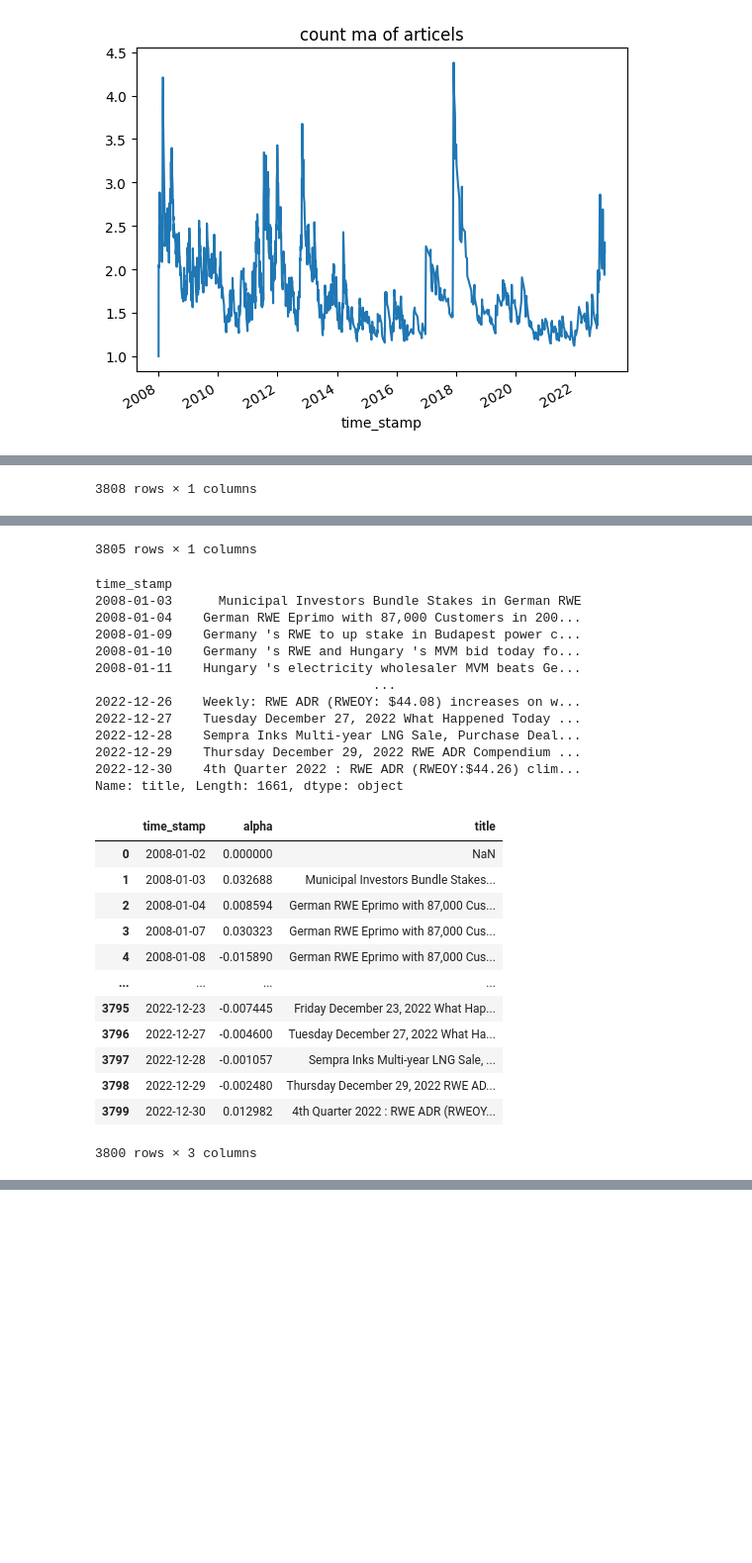
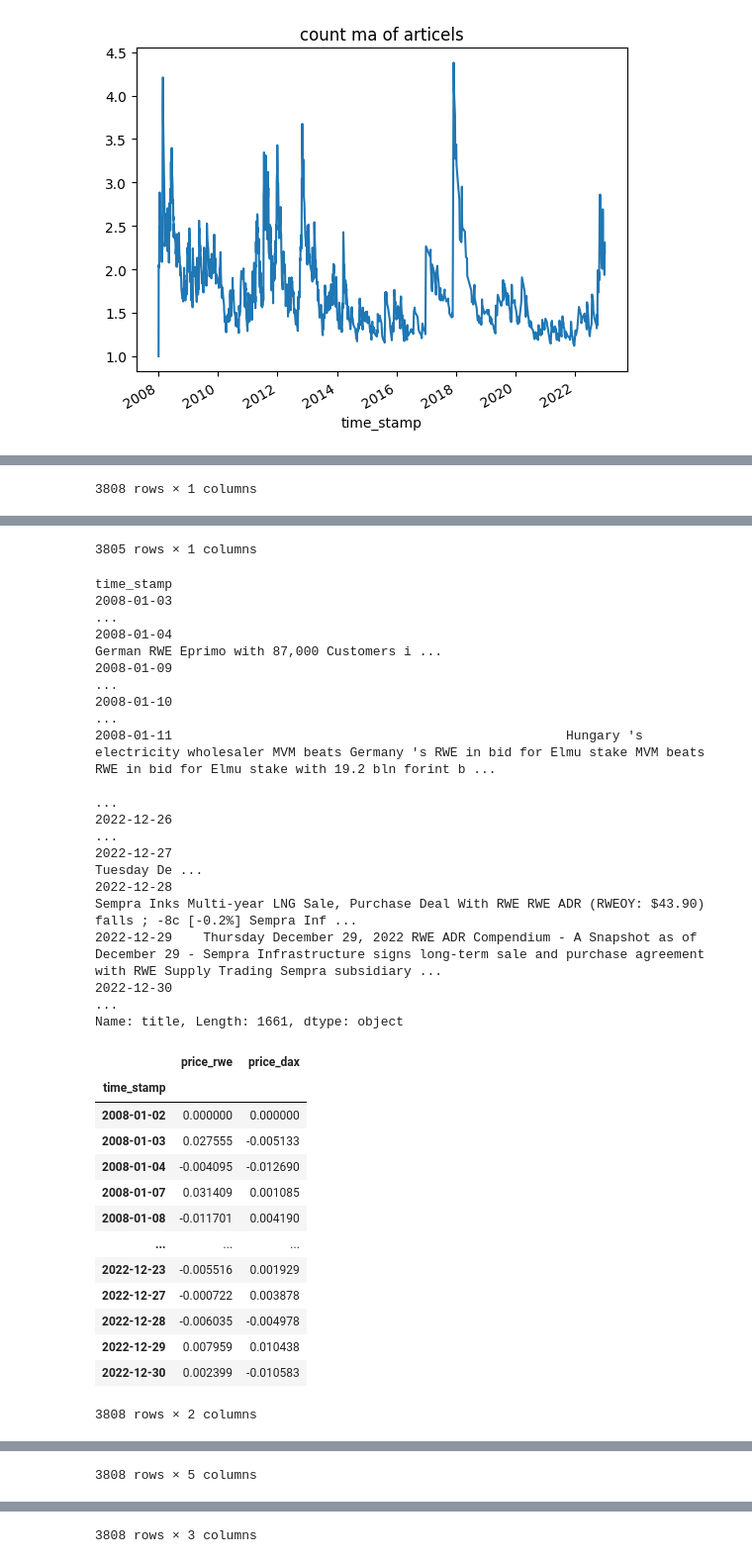
Before and after one commit to tim-roethig-db/masters-thesis, a Jupyter notebook: data_preprocessing/rwe_data_processing.ipynb, the cells around one changed output, grey strips where cells are left out. Shown: that part at 99% size. Cells and saved outputs as stored; diff of their text form; code cells hidden in the pictures; blank space fills up the shorter version.

```diff
--- a/data_preprocessing/rwe_data_processing.ipynb
+++ b/data_preprocessing/rwe_data_processing.ipynb
@@ -7,6 +7,8 @@ import numpy as np
 import pandas as pd
 import matplotlib.pyplot as plt
 from pytickersymbols import PyTickerSymbols
+
+pd.set_option('max_colwidth', None)
 # %%
 # get the absolute path of all Excel files
 rwe_news = glob.glob('../data/lexisnexis/rwe/*.xlsx')
@@ -118,10 +120,12 @@ display(rwe_news)
 
 dataset = rwe_price.merge(
     dax_price,
+    left_index=True,
     right_index=True,
-    left_index=True,
+    how='left',
     suffixes=['_rwe', '_dax']
 )
+display(dataset)
 
 dataset = dataset.fillna(0)
 
@@ -130,9 +134,10 @@ dataset['alpha'] = dataset['price_rwe'] - dataset['price_dax']
 dataset = pd.merge_asof(
     dataset, rwe_news,
     on='time_stamp',
+    tolerance=pd.Timedelta('5d'),
     direction='backward'
 )
-
+display(dataset)
 dataset = dataset[['time_stamp', 'alpha', 'title']]
 
 dataset.to_csv('../data/dataset.csv', sep=';', index=False)
@@ -141,54 +146,55 @@ display(dataset)
 |  | price |
 | time_stamp |  |
 | 2008-01-02 | 0.000000 |
 | 2008-01-03 | 0.027555 |
 | 2008-01-04 | -0.004095 |
 | 2008-01-07 | 0.031409 |
 | 2008-01-08 | -0.011701 |
 | ... | ... |
 | 2022-12-23 | -0.005516 |
 | 2022-12-27 | -0.000722 |
 | 2022-12-28 | -0.006035 |
 | 2022-12-29 | 0.007959 |
 | 2022-12-30 | 0.002399 |
 3808 rows × 1 columns
 |  | price |
 | time_stamp |  |
 | 2008-01-02 | 0.000000 |
 | 2008-01-03 | -0.005133 |
 | 2008-01-04 | -0.012690 |
 | 2008-01-07 | 0.001085 |
 | 2008-01-08 | 0.004190 |
 | ... | ... |
 | 2022-12-23 | 0.001929 |
 | 2022-12-27 | 0.003878 |
 | 2022-12-28 | -0.004978 |
 | 2022-12-29 | 0.010438 |
 | 2022-12-30 | -0.010583 |
 3805 rows × 1 columns
 time_stamp
-2008-01-03      Municipal Investors Bundle Stakes in German RWE
-2008-01-04    German RWE Eprimo with 87,000 Customers in 200...
-2008-01-09    Germany 's RWE to up stake in Budapest power c...
-2008-01-10    Germany 's RWE and Hungary 's MVM bid today fo...
-2008-01-11    Hungary 's electricity wholesaler MVM beats Ge...
-                                    ...
-2022-12-26    Weekly: RWE ADR (RWEOY: $44.08) increases on w...
-2022-12-27    Tuesday December 27, 2022 What Happened Today ...
-2022-12-28    Sempra Inks Multi-year LNG Sale, Purchase Deal...
-2022-12-29    Thursday December 29, 2022 RWE ADR Compendium ...
-2022-12-30    4th Quarter 2022 : RWE ADR (RWEOY:$44.26) clim...
+2008-01-03                                                                                                                                                                                               ...
+2008-01-04                                                                                                                                                     German RWE Eprimo with 87,000 Customers i ...
+2008-01-09                                                                                                                                                                                               ...
+2008-01-10                                                                                                                                                                                               ...
+2008-01-11                                                   Hungary 's electricity wholesaler MVM beats Germany 's RWE in bid for Elmu stake MVM beats RWE in bid for Elmu stake with 19.2 bln forint b ...
+                                                                                                                                                                                    ...
+2022-12-26                                                                                                                                                                                               ...
+2022-12-27                                                                                                                                                                                    Tuesday De ...
+2022-12-28                                                                                Sempra Inks Multi-year LNG Sale, Purchase Deal With RWE RWE ADR (RWEOY: $43.90) falls ; -8c [-0.2%] Sempra Inf ...
+2022-12-29    Thursday December 29, 2022 RWE ADR Compendium - A Snapshot as of December 29 - Sempra Infrastructure signs long-term sale and purchase agreement with RWE Supply Trading Sempra subsidiary ...
+2022-12-30                                                                                                                                                                                               ...
 Name: title, Length: 1661, dtype: object
-|  | time_stamp | alpha | title |
-| 0 | 2008-01-02 | 0.000000 | NaN |
-| 1 | 2008-01-03 | 0.032688 | Municipal Investors Bundle Stakes... |
-| 2 | 2008-01-04 | 0.008594 | German RWE Eprimo with 87,000 Cus... |
-| 3 | 2008-01-07 | 0.030323 | German RWE Eprimo with 87,000 Cus... |
-| 4 | 2008-01-08 | -0.015890 | German RWE Eprimo with 87,000 Cus... |
-| ... | ... | ... | ... |
-| 3795 | 2022-12-23 | -0.007445 | Friday December 23, 2022 What Hap... |
-| 3796 | 2022-12-27 | -0.004600 | Tuesday December 27, 2022 What Ha... |
-| 3797 | 2022-12-28 | -0.001057 | Sempra Inks Multi-year LNG Sale, ... |
-| 3798 | 2022-12-29 | -0.002480 | Thursday December 29, 2022 RWE AD... |
-| 3799 | 2022-12-30 | 0.012982 | 4th Quarter 2022 : RWE ADR (RWEOY... |
+|  | price_rwe | price_dax |
+| time_stamp |  |  |
+| 2008-01-02 | 0.000000 | 0.000000 |
+| 2008-01-03 | 0.027555 | -0.005133 |
+| 2008-01-04 | -0.004095 | -0.012690 |
+| 2008-01-07 | 0.031409 | 0.001085 |
+| 2008-01-08 | -0.011701 | 0.004190 |
+| ... | ... | ... |
+| 2022-12-23 | -0.005516 | 0.001929 |
+| 2022-12-27 | -0.000722 | 0.003878 |
+| 2022-12-28 | -0.006035 | -0.004978 |
+| 2022-12-29 | 0.007959 | 0.010438 |
+| 2022-12-30 | 0.002399 | -0.010583 |
-3800 rows × 3 columns
+3808 rows × 2 columns
@@ -194,0 +213 @@ Name: title, Length: 1661, dtype: object
+3808 rows × 5 columns
@@ -194,0 +226 @@ Name: title, Length: 1661, dtype: object
+3808 rows × 3 columns
```
Also changed, not shown: parts of 2 cells of this notebook, 1 other file.
